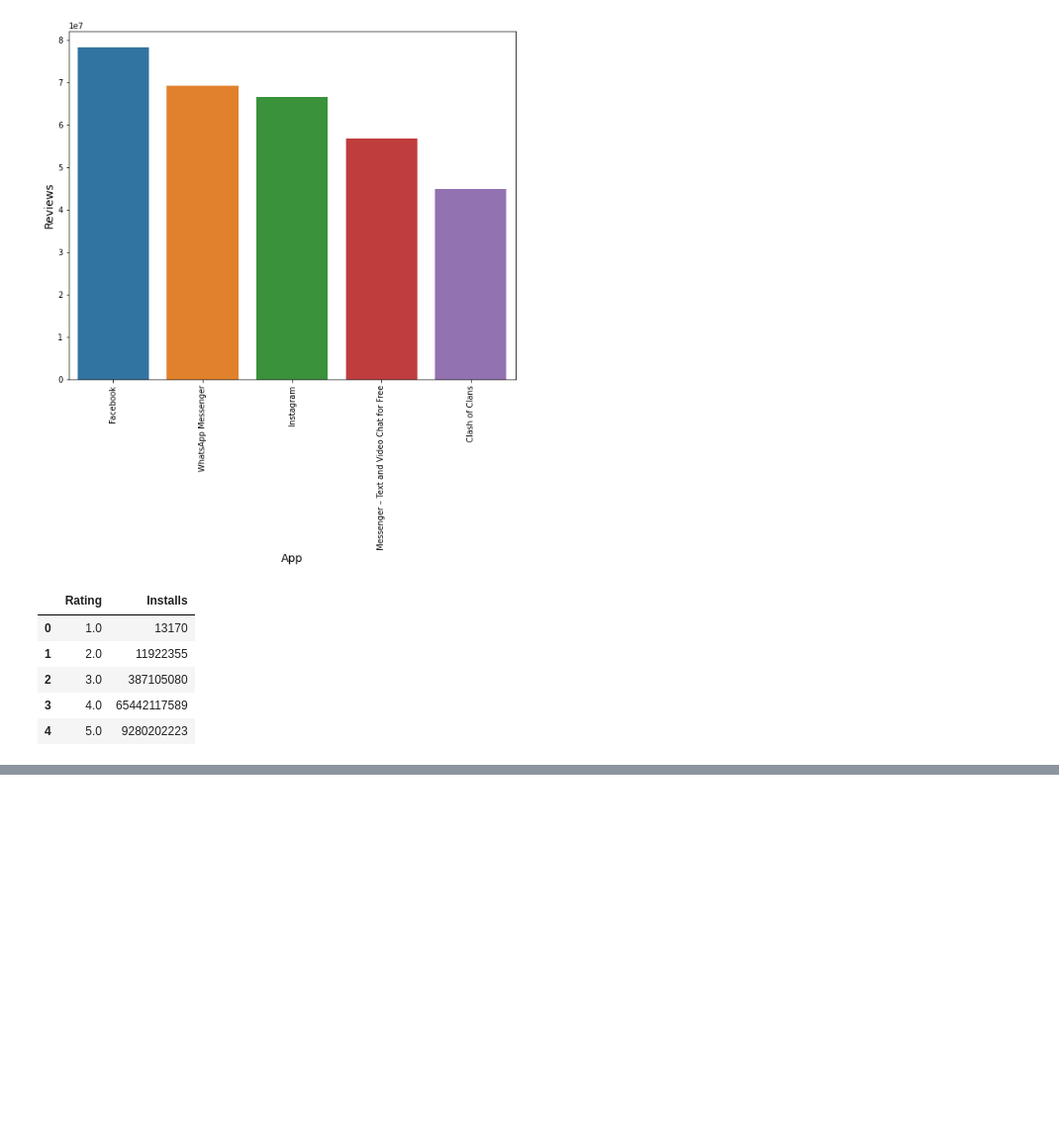
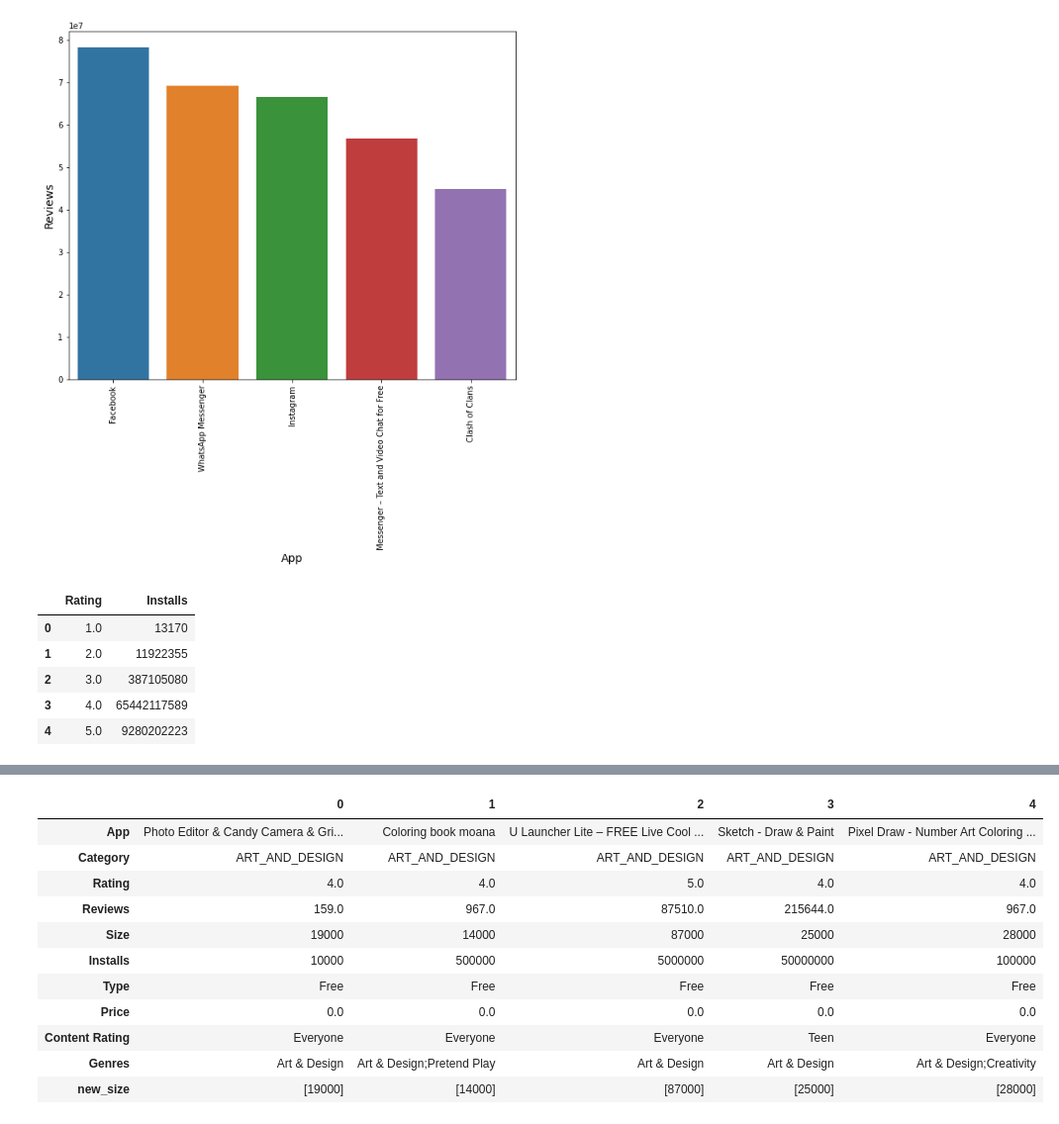
Before and after one commit to Shubham5787/EDA-on-Playstore-Dataset, a Jupyter notebook: EDA_Playstore.ipynb, the cells around one changed output, grey strips where cells are left out. Shown at 99% size. Cells and saved outputs as stored; diff of their text form; code cells hidden in the pictures; blank space fills up the shorter version.

```diff
--- a/EDA_Playstore.ipynb
+++ b/EDA_Playstore.ipynb
@@ -527,0 +539,15 @@ rating_install
+# %%
+df.head().T
+# %% [output]
+|  | 0 | 1 | 2 | 3 | 4 |
+| App | Photo Editor & Candy Camera & Gri... | Coloring book moana | U Launcher Lite – FREE Live Cool ... | Sketch - Draw & Paint | Pixel Draw - Number Art Coloring ... |
+| Category | ART_AND_DESIGN | ART_AND_DESIGN | ART_AND_DESIGN | ART_AND_DESIGN | ART_AND_DESIGN |
+| Rating | 4.0 | 4.0 | 5.0 | 4.0 | 4.0 |
+| Reviews | 159.0 | 967.0 | 87510.0 | 215644.0 | 967.0 |
+| Size | 19000 | 14000 | 87000 | 25000 | 28000 |
+| Installs | 10000 | 500000 | 5000000 | 50000000 | 100000 |
+| Type | Free | Free | Free | Free | Free |
+| Price | 0.0 | 0.0 | 0.0 | 0.0 | 0.0 |
+| Content Rating | Everyone | Everyone | Everyone | Teen | Everyone |
+| Genres | Art & Design | Art & Design;Pretend Play | Art & Design | Art & Design | Art & Design;Creativity |
+| new_size | [19000] | [14000] | [87000] | [25000] | [28000] |
```
Also changed, not shown: parts of 10 cells of this notebook.
